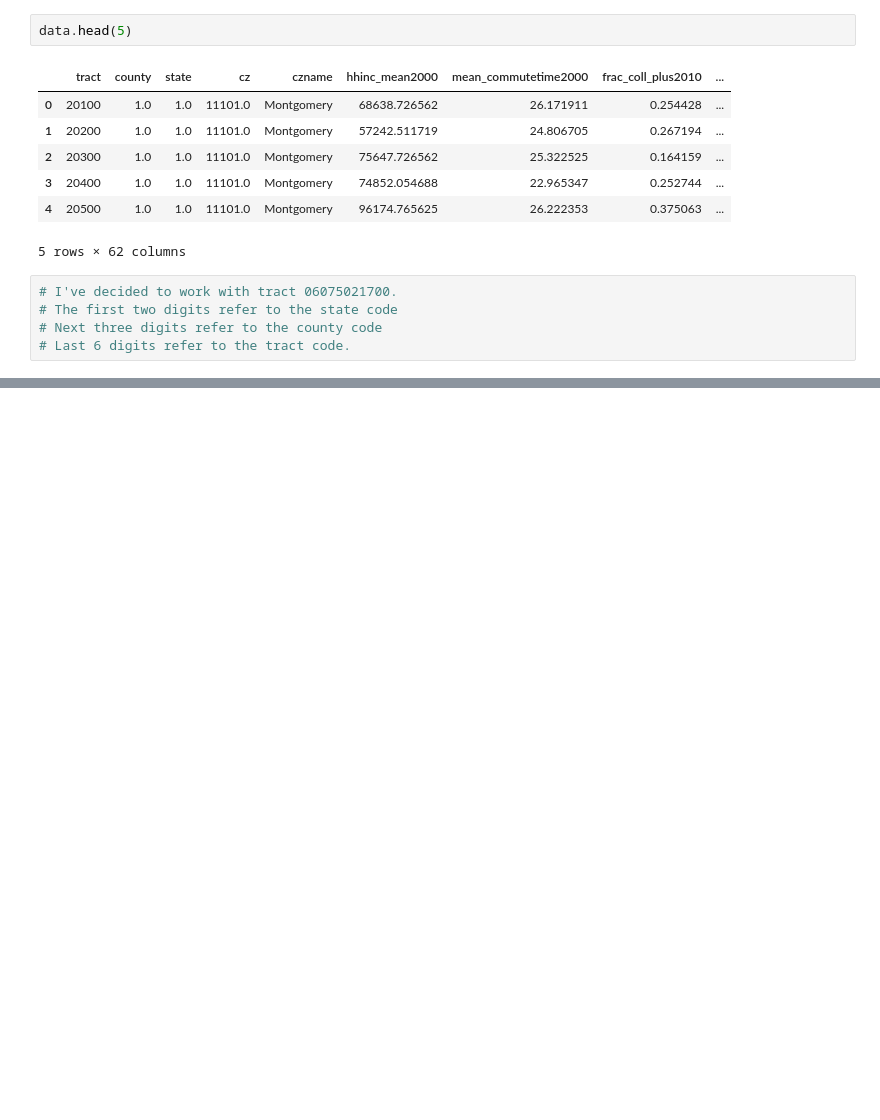
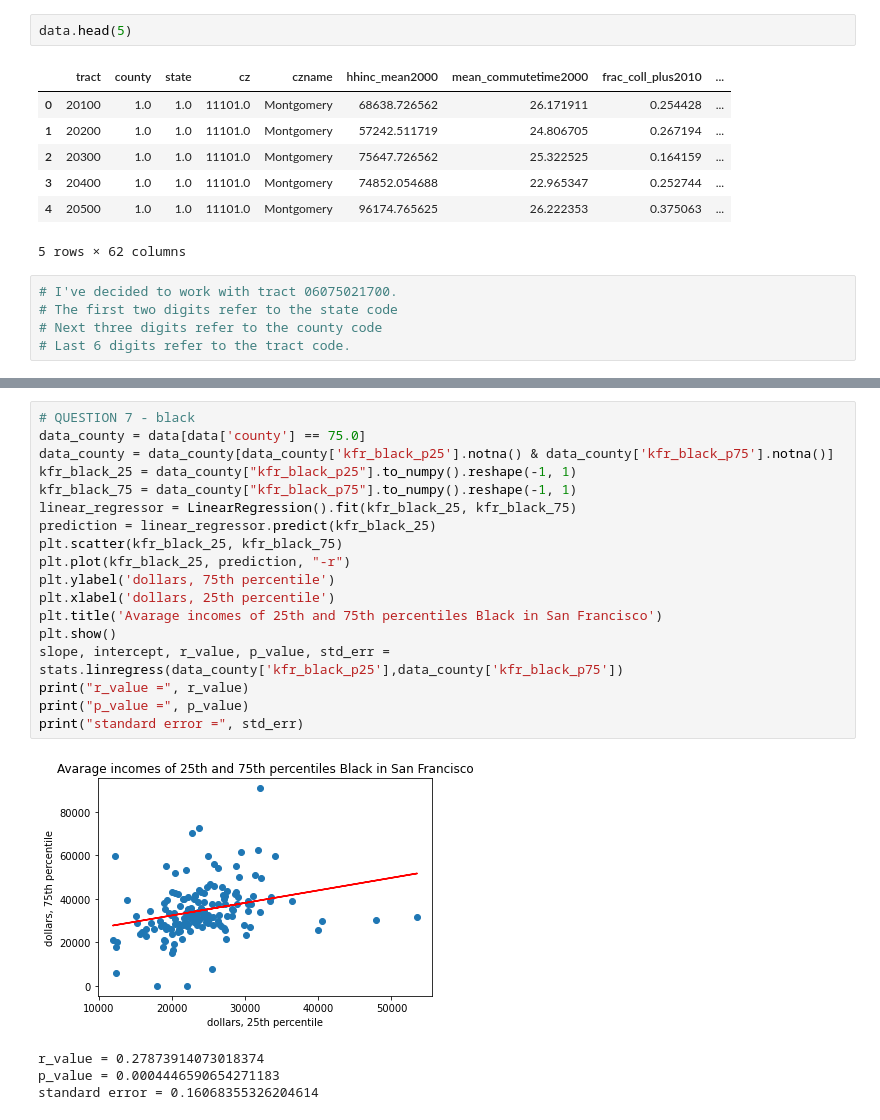
Before and after one commit to artemka169/big_data_project_1, a Jupyter notebook: main.ipynb, the cells around one changed output, grey strips where cells are left out. Drawn from its saved outputs; the diff is of its cells as text; blank space fills up the shorter version.

```diff
--- a/main.ipynb
+++ b/main.ipynb
@@ -308,3 +263,26 @@ print("standard error =", std_err)
 r_value = 0.6442171408092052
 p_value = 2.3559145552157244e-54
 standard error = 0.03405860153282094
+# %%
+# QUESTION 7 - black
+data_county = data[data['county'] == 75.0]
+data_county = data_county[data_county['kfr_black_p25'].notna() & data_county['kfr_black_p75'].notna()]
+kfr_black_25 = data_county["kfr_black_p25"].to_numpy().reshape(-1, 1)
+kfr_black_75 = data_county["kfr_black_p75"].to_numpy().reshape(-1, 1)
+linear_regressor = LinearRegression().fit(kfr_black_25, kfr_black_75)
+prediction = linear_regressor.predict(kfr_black_25)
+plt.scatter(kfr_black_25, kfr_black_75)
+plt.plot(kfr_black_25, prediction, "-r")
+plt.ylabel('dollars, 75th percentile')
+plt.xlabel('dollars, 25th percentile')
+plt.title('Avarage incomes of 25th and 75th percentiles Black in San Francisco')
+plt.show()
+slope, intercept, r_value, p_value, std_err = stats.linregress(data_county['kfr_black_p25'],data_county['kfr_black_p75'])
+print("r_value =", r_value)
+print("p_value =", p_value)
+print("standard error =", std_err)
+# %% [output]
+[figure, added]
+r_value = 0.27873914073018374
+p_value = 0.0004446590654271183
+standard error = 0.16068355326204614
```
Also changed, not shown: parts of 11 cells of this notebook.
